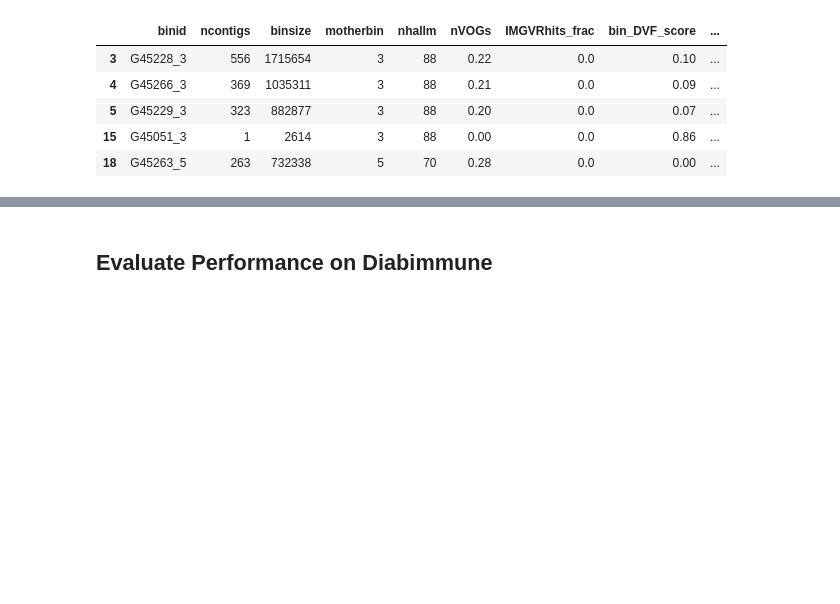
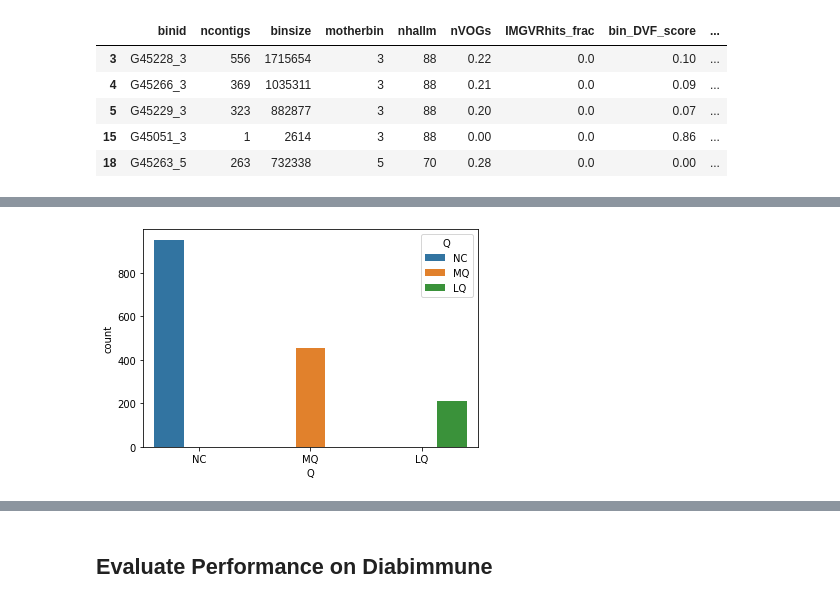
Before and after one commit to RasmussenLab/phamb, a Jupyter notebook: viral_decon/viral_decon_MGXMVX.ipynb, the cells around one changed output, grey strips where cells are left out. Cells and saved outputs as stored; diff of their text form; code cells hidden in the pictures; blank space fills up the shorter version.

```diff
--- a/viral_decon/viral_decon_MGXMVX.ipynb
+++ b/viral_decon/viral_decon_MGXMVX.ipynb
@@ -389,0 +115,2 @@ sns.barplot(x=feature_imp, y=feature_imp.index)
+# %%
+vambbins_df, copsac, MVX_genome_df, copsac_train_objects = training_functions.prepare_train_test_set(vamb_bins_file,clusters_file, MGX_MVX_blast, checkm_file)
@@ -389,0 +218,5 @@ sns.barplot(x=feature_imp, y=feature_imp.index)
+# %%
+nMVX_otu = len(MVX_genome_df.index)
+ax = sns.countplot(x="Q", hue="Q", data=MVX_genome_df[MVX_genome_df['Q']!='NA'])
+# %% [output]
+[figure, added]
```
Also changed, not shown: parts of 80 cells of this notebook, 31 other files.
